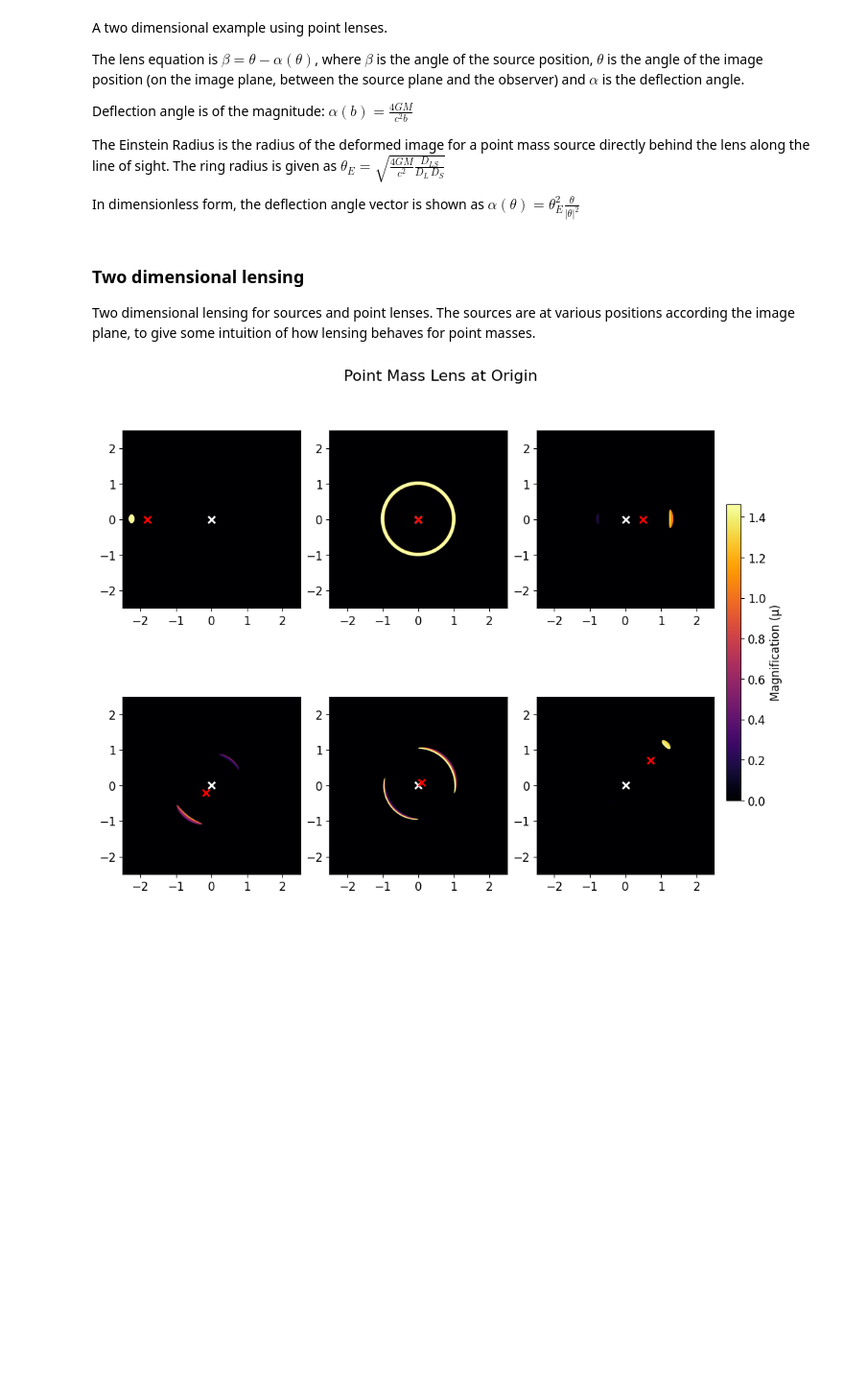
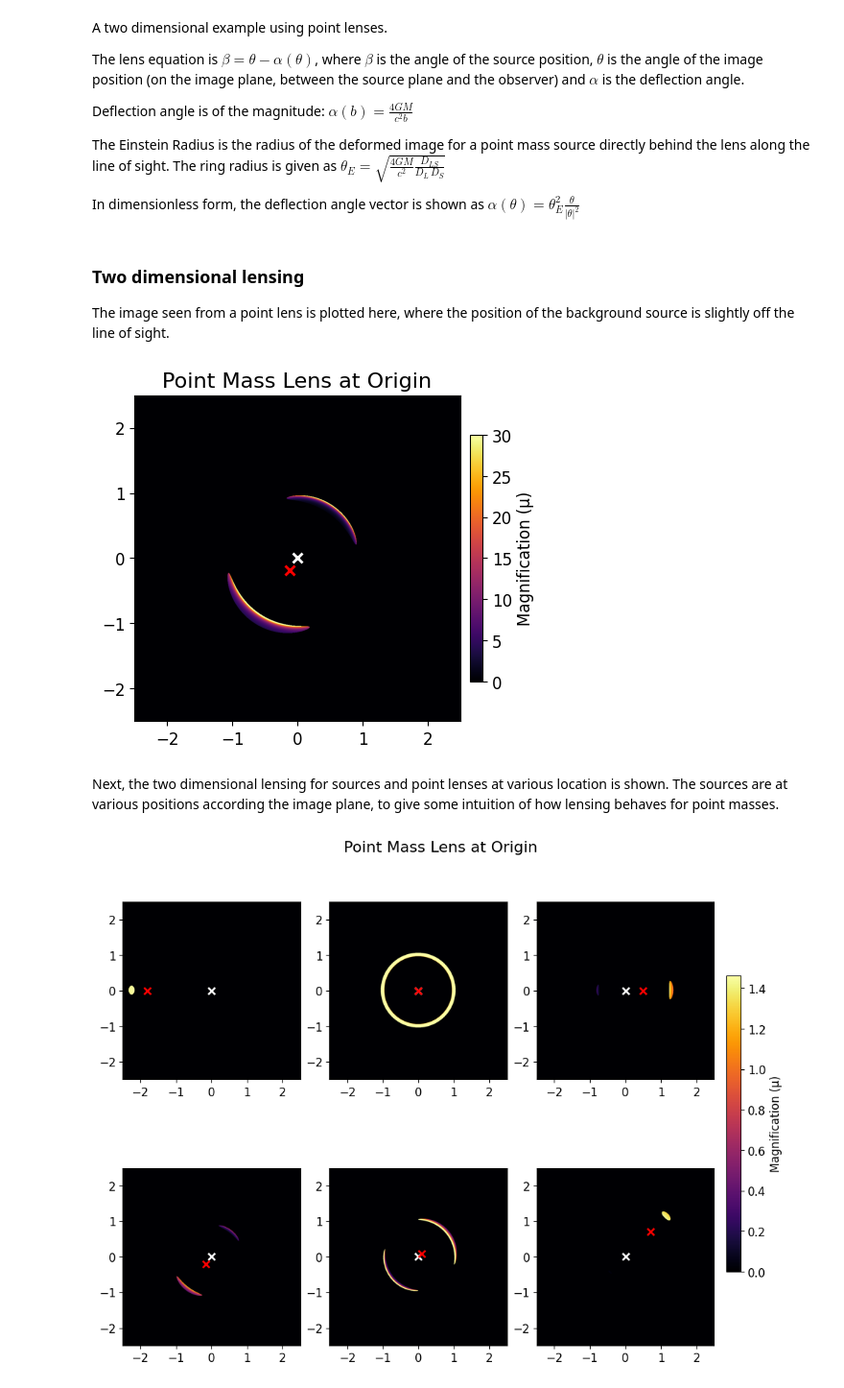
Before and after one commit to briansheridan00/General-Astrophysics, a Jupyter notebook: Gravitational-Lensing/IntroductionNotebook.ipynb, the cells around one changed output. Shown at 96% size. Drawn from its saved outputs; the diff is of its cells as text; code cells hidden in the pictures; blank space fills up the shorter version.

```diff
--- a/Gravitational-Lensing/GravitationalLensing.ipynb
+++ b/Gravitational-Lensing/IntroductionNotebook.ipynb
@@ -18,7 +18,66 @@ plt.rcParams["font.size"] = 12
 # %% [markdown]
 ### Two dimensional lensing
 
-Two dimensional lensing for sources and point lenses. The sources are at various positions according the image plane, to give some intuition of how lensing behaves for point masses.
+The image seen from a point lens is plotted here, where the position of the background source is slightly off the line of sight.
+# %%
+
+# Use constrained_layout for better spacing
+fig = plt.figure(figsize=(6, 4), constrained_layout=True)
+
+theta_E = 1.0
+source_radius = 0.15
+grid_size = 1000
+fov = 2.5  # Field of view
+
+position = [-0.12, -0.18]
+
+x = np.linspace(-fov, fov, grid_size)
+y = np.linspace(-fov, fov, grid_size)
+X, Y = np.meshgrid(x, y)
+theta = np.stack([X, Y], axis=-1)
+
+r2 = X**2 + Y**2
+epsilon = 1e-6
+alpha = theta_E**2 * theta / (r2[..., None] + epsilon)
+beta = theta - alpha
+
+d_source = np.linalg.norm(beta - position, axis=-1)
+image = d_source <= source_radius
+
+mu = 1 / ((1 - theta_E**4 / (r2**2 + epsilon))**2)
+mu_clipped = np.clip(mu, 0, 30)
+
+brightness = image * mu_clipped
+
+# Create an Axes object properly
+ax = fig.add_subplot(1, 1, 1)
+
+# Show image
+im = ax.imshow(
+    brightness,
+    extent=(-fov, fov, -fov, fov),
+    origin='lower',
+    cmap='inferno'
+)
+
+# Plot lens and source
+ax.plot(0, 0, marker='x', color='white', markersize=7, markeredgewidth=2)
+ax.plot(position[0], position[1], marker='x', color='red', markersize=7, markeredgewidth=2)
+
+ax.grid(False)
+
+# Add colorbar
+cbar = fig.colorbar(im, ax=ax, orientation='vertical', fraction=0.025, pad=0.02)
+cbar.set_label("Magnification (μ)")
+
+# Add title
+ax.set_title("Point Mass Lens at Origin", fontsize=16)
+
+plt.show()
+# %% [output]
+[figure, added]
+# %% [markdown]
+Next, the two dimensional lensing for sources and point lenses at various location is shown. The sources are at various positions according the image plane, to give some intuition of how lensing behaves for point masses.
 # %%
 # Use constrained_layout for better spacing
 fig = plt.figure(figsize=(10, 8), constrained_layout=True)
```
Also changed, not shown: 1 other file.
